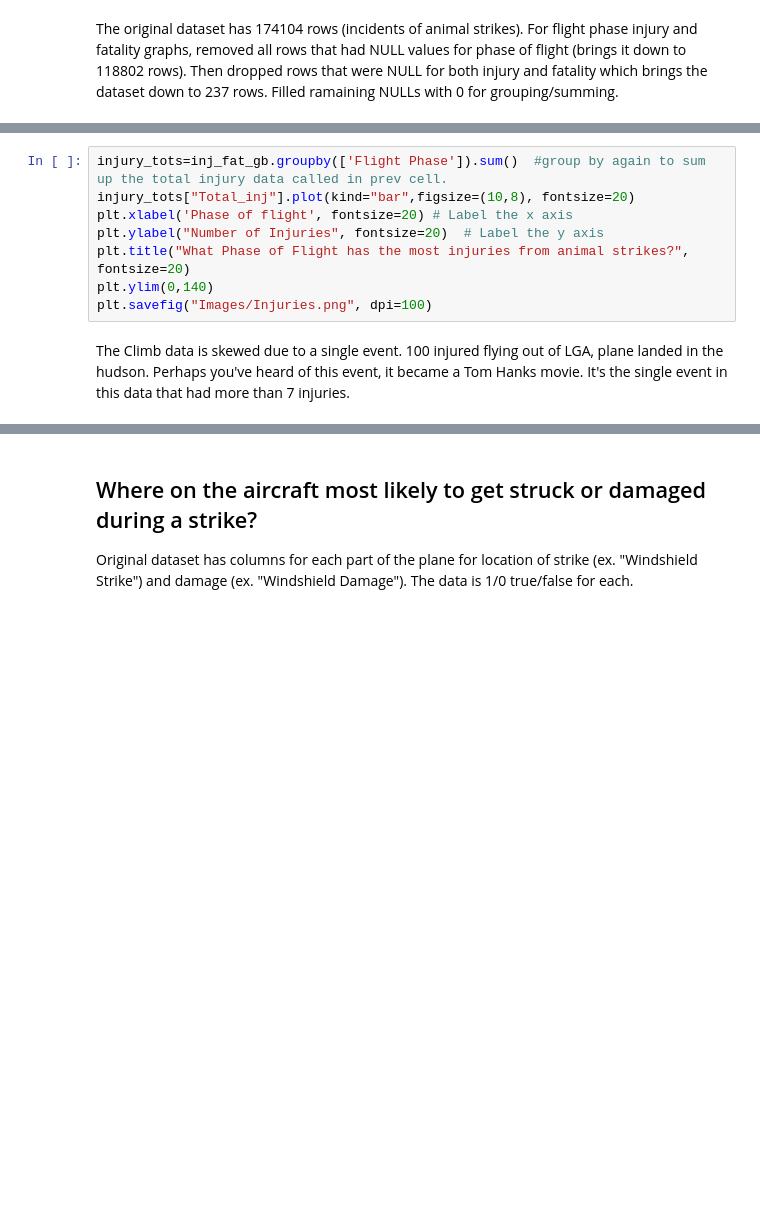
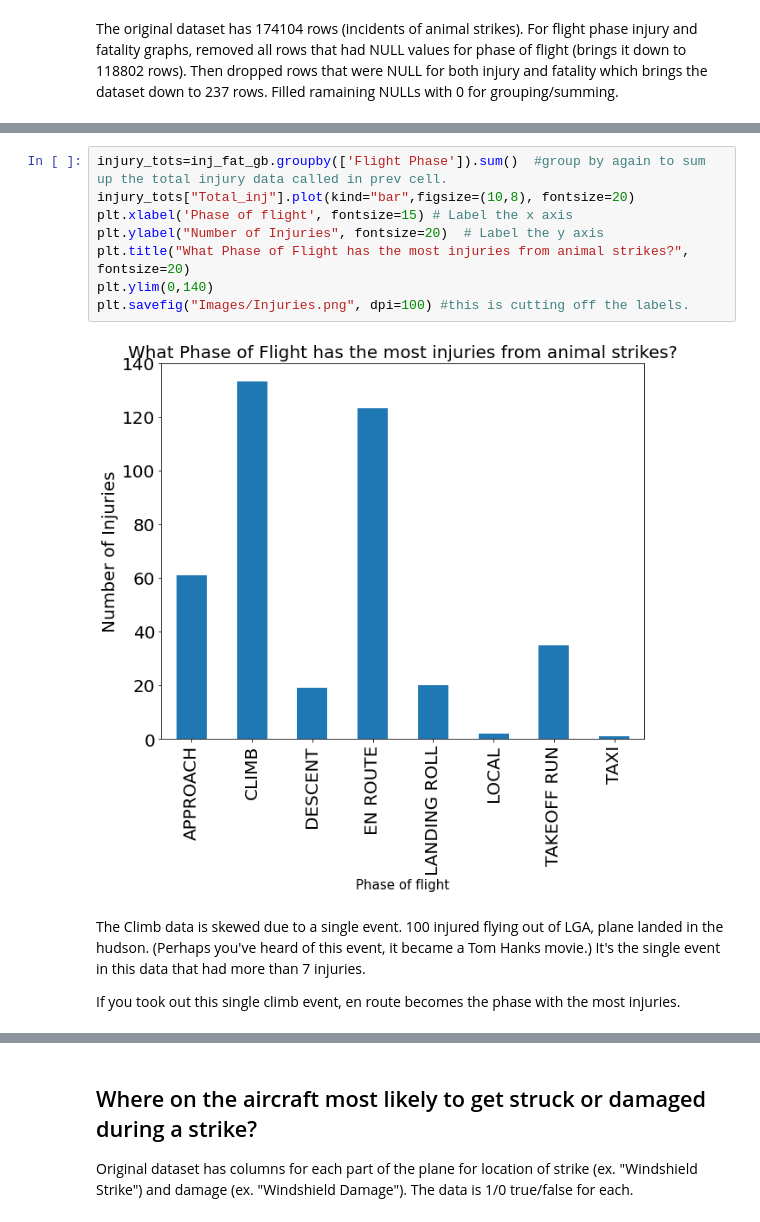
Before and after one commit to jagnoor/Aircraft-Wildlife-Strikes, a Jupyter notebook: planeVsBird_2.ipynb, the cells around one changed output, grey strips where cells are left out. Saved outputs shown, nothing was run; the diff lists cells and outputs as text; blank space fills up the shorter version.

Commit message:
ran both files to populate the graphs in the notebooks

```diff
--- a/planeVsBird_2.ipynb
+++ b/planeVsBird_2.ipynb
@@ -166,13 +190,17 @@ inj_fat_gb  #keeping this output so can talk about it
 # %%
 injury_tots=inj_fat_gb.groupby(['Flight Phase']).sum()  #group by again to sum up the total injury data called in prev cell.
 injury_tots["Total_inj"].plot(kind="bar",figsize=(10,8), fontsize=20)
-plt.xlabel('Phase of flight', fontsize=20) # Label the x axis
+plt.xlabel('Phase of flight', fontsize=15) # Label the x axis
 plt.ylabel("Number of Injuries", fontsize=20)  # Label the y axis
 plt.title("What Phase of Flight has the most injuries from animal strikes?", fontsize=20)
 plt.ylim(0,140)
-plt.savefig("Images/Injuries.png", dpi=100)
+plt.savefig("Images/Injuries.png", dpi=100) #this is cutting off the labels.
+# %% [output]
+[figure, added]
 # %% [markdown]
-The Climb data is skewed due to a single event. 100 injured flying out of LGA, plane landed in the hudson.  Perhaps you've heard of this event, it became a Tom Hanks movie.  It's the single event in this data that had more than 7 injuries.
+The Climb data is skewed due to a single event. 100 injured flying out of LGA, plane landed in the hudson. (Perhaps you've heard of this event, it became a Tom Hanks movie.)  It's the single event in this data that had more than 7 injuries.
+
+If you took out this single climb event, en route becomes the phase with the most injuries.
 # %%
 injury_tots=inj_fat_gb.groupby(['Flight Phase']).sum()
 injury_tots["Total_fat"].plot(kind="bar",figsize=(10,8), fontsize=20)
```
Also changed, not shown: parts of 9 cells of this notebook, 2 other files.
